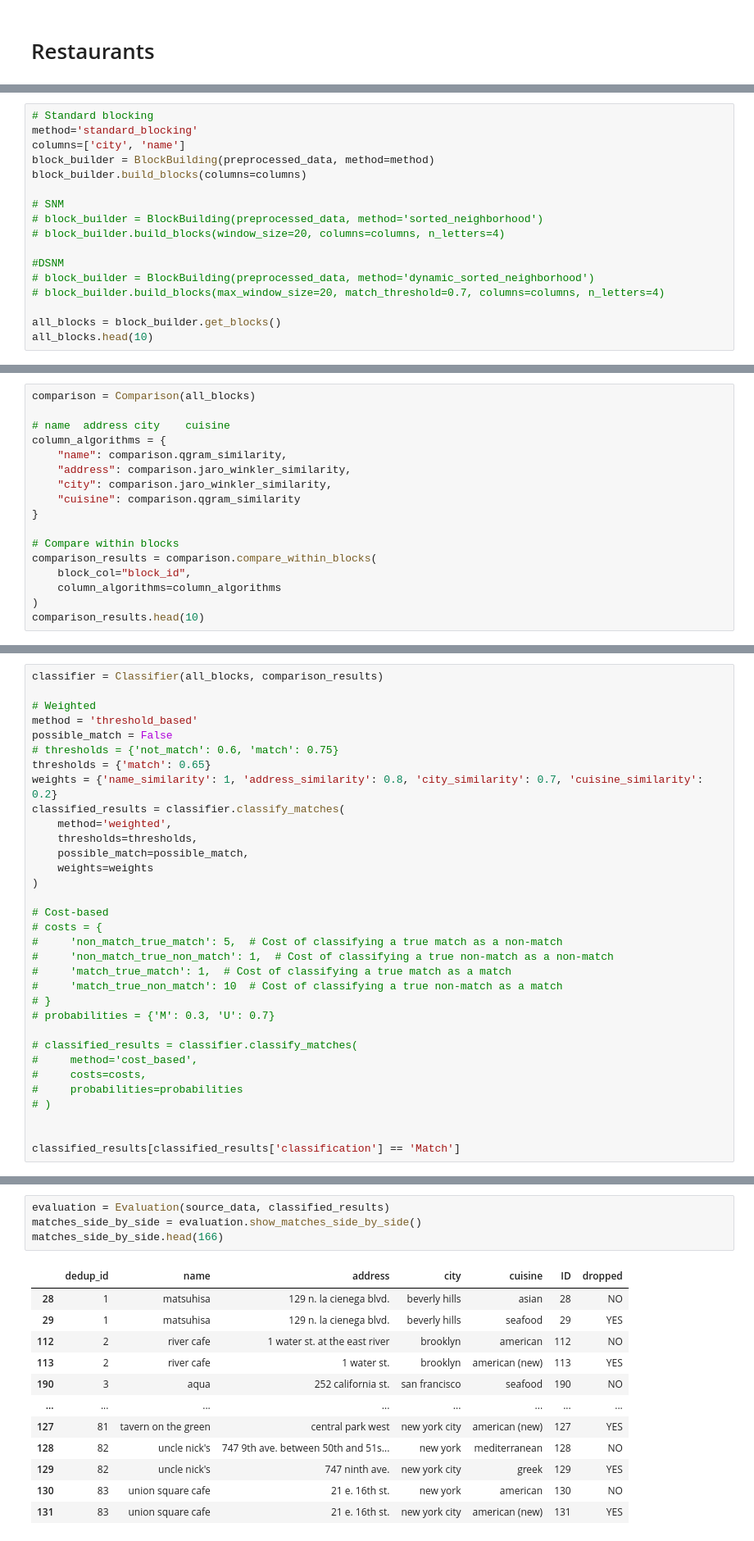
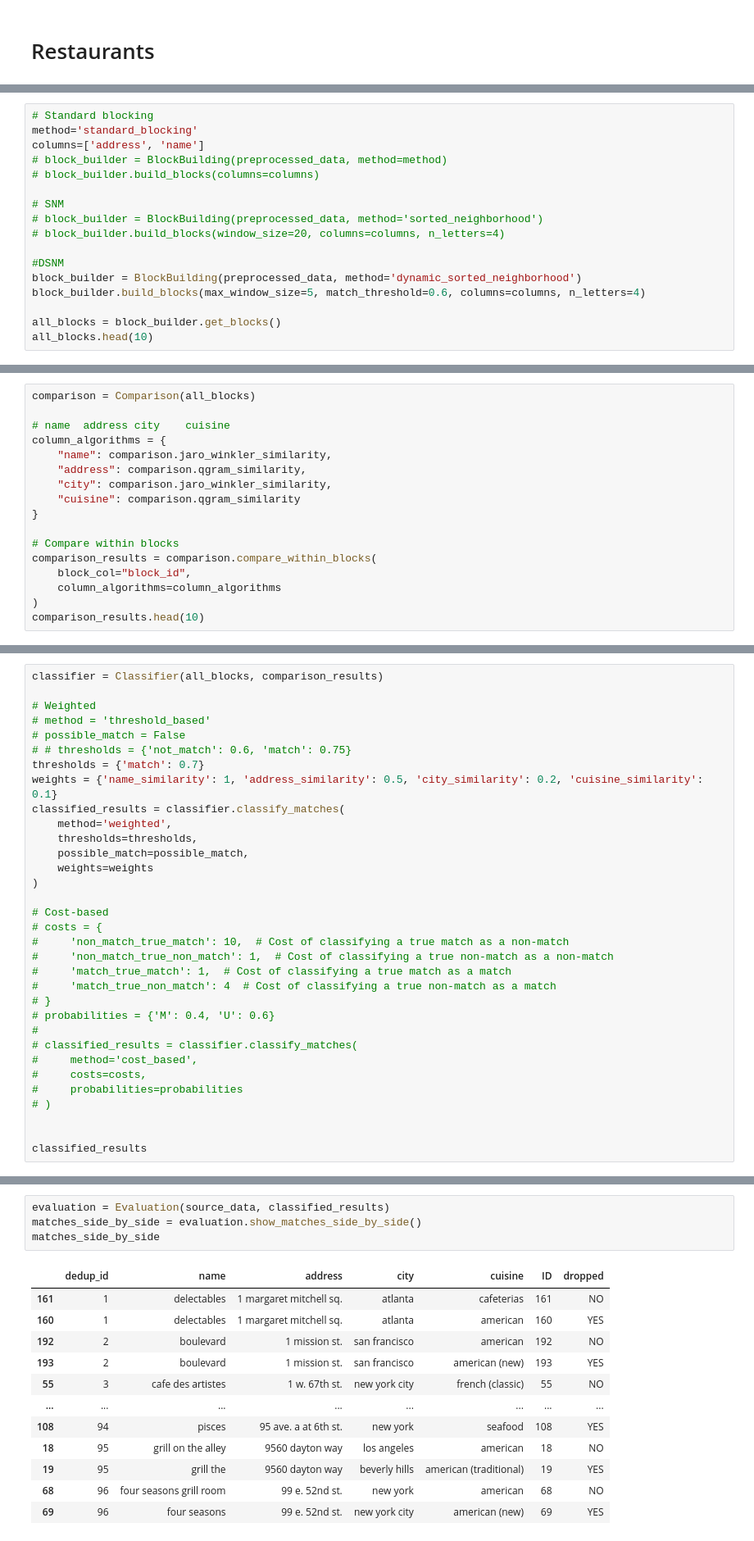
Before and after one commit to miszcz44/inzynierka_deduplikacja, a Jupyter notebook: data_pipeline/data_pipeline.ipynb, the cells around one changed output, grey strips where cells are left out. Shown at 82% size. Cells and saved outputs as stored; diff of their text form.

```diff
--- a/data_pipeline/data_pipeline.ipynb
+++ b/data_pipeline/data_pipeline.ipynb
@@ -1127,17 +1119,17 @@ preprocessed_data.head(10)
 # %%
 # Standard blocking
 method='standard_blocking'
-columns=['city', 'name']
-block_builder = BlockBuilding(preprocessed_data, method=method)
-block_builder.build_blocks(columns=columns)
+columns=['address', 'name']
+# block_builder = BlockBuilding(preprocessed_data, method=method)
+# block_builder.build_blocks(columns=columns)
 
 # SNM
 # block_builder = BlockBuilding(preprocessed_data, method='sorted_neighborhood')
 # block_builder.build_blocks(window_size=20, columns=columns, n_letters=4)
 
 #DSNM
-# block_builder = BlockBuilding(preprocessed_data, method='dynamic_sorted_neighborhood')
-# block_builder.build_blocks(max_window_size=20, match_threshold=0.7, columns=columns, n_letters=4)
+block_builder = BlockBuilding(preprocessed_data, method='dynamic_sorted_neighborhood')
+block_builder.build_blocks(max_window_size=5, match_threshold=0.6, columns=columns, n_letters=4)
 
 all_blocks = block_builder.get_blocks()
 all_blocks.head(10)
@@ -1158,8 +1150,8 @@ comparison = Comparison(all_blocks)
 
 # name	address	city	cuisine
 column_algorithms = {
-    "name": comparison.qgram_similarity,
-    "address": comparison.jaro_winkler_similarity,
+    "name": comparison.jaro_winkler_similarity,
+    "address": comparison.qgram_similarity,
     "city": comparison.jaro_winkler_similarity,
     "cuisine": comparison.qgram_similarity
 }
@@ -1186,11 +1178,11 @@ comparison_results.head(10)
 classifier = Classifier(all_blocks, comparison_results)
 
 # Weighted
-method = 'threshold_based'
-possible_match = False
-# thresholds = {'not_match': 0.6, 'match': 0.75}
-thresholds = {'match': 0.65}
-weights = {'name_similarity': 1, 'address_similarity': 0.8, 'city_similarity': 0.7, 'cuisine_similarity': 0.2}
+# method = 'threshold_based'
+# possible_match = False
+# # thresholds = {'not_match': 0.6, 'match': 0.75}
+thresholds = {'match': 0.7}
+weights = {'name_similarity': 1, 'address_similarity': 0.5, 'city_similarity': 0.2, 'cuisine_similarity': 0.1}
 classified_results = classifier.classify_matches(
     method='weighted',
     thresholds=thresholds,
@@ -1200,13 +1192,13 @@ classified_results = classifier.classify_matches(
 
 # Cost-based
 # costs = {
-#     'non_match_true_match': 5,  # Cost of classifying a true match as a non-match
+#     'non_match_true_match': 10,  # Cost of classifying a true match as a non-match
 #     'non_match_true_non_match': 1,  # Cost of classifying a true non-match as a non-match
 #     'match_true_match': 1,  # Cost of classifying a true match as a match
-#     'match_true_non_match': 10  # Cost of classifying a true non-match as a match
+#     'match_true_non_match': 4  # Cost of classifying a true non-match as a match
 # }
-# probabilities = {'M': 0.3, 'U': 0.7}
-
+# probabilities = {'M': 0.4, 'U': 0.6}
+#
 # classified_results = classifier.classify_matches(
 #     method='cost_based',
 #     costs=costs,
@@ -1214,6 +1206,6 @@ classified_results = classifier.classify_matches(
 # )
 
 
-classified_results[classified_results['classification'] == 'Match']
+classified_results
 # %% [output]
 |  | block_id | row1 | row2 | name_similarity | address_similarity | city_similarity | cuisine_similarity | ... |
@@ -1232,17 +1224,17 @@ classified_results[classified_results['classification'] == 'Match']
 # %%
 evaluation = Evaluation(source_data, classified_results)
 matches_side_by_side = evaluation.show_matches_side_by_side()
-matches_side_by_side.head(166)
+matches_side_by_side
 # %% [output]
 |  | dedup_id | name | address | city | cuisine | ID | dropped |
-| 28 | 1 | matsuhisa | 129 n. la cienega blvd. | beverly hills | asian | 28 | NO |
-| 29 | 1 | matsuhisa | 129 n. la cienega blvd. | beverly hills | seafood | 29 | YES |
-| 112 | 2 | river cafe | 1 water st. at the east river | brooklyn | american | 112 | NO |
-| 113 | 2 | river cafe | 1 water st. | brooklyn | american (new) | 113 | YES |
-| 190 | 3 | aqua | 252 california st. | san francisco | seafood | 190 | NO |
+| 161 | 1 | delectables | 1 margaret mitchell sq. | atlanta | cafeterias | 161 | NO |
+| 160 | 1 | delectables | 1 margaret mitchell sq. | atlanta | american | 160 | YES |
+| 192 | 2 | boulevard | 1 mission st. | san francisco | american | 192 | NO |
+| 193 | 2 | boulevard | 1 mission st. | san francisco | american (new) | 193 | YES |
+| 55 | 3 | cafe des artistes | 1 w. 67th st. | new york city | french (classic) | 55 | NO |
 | ... | ... | ... | ... | ... | ... | ... | ... |
-| 127 | 81 | tavern on the green | central park west | new york city | american (new) | 127 | YES |
-| 128 | 82 | uncle nick's | 747 9th ave. between 50th and 51s... | new york | mediterranean | 128 | NO |
-| 129 | 82 | uncle nick's | 747 ninth ave. | new york city | greek | 129 | YES |
-| 130 | 83 | union square cafe | 21 e. 16th st. | new york | american | 130 | NO |
-| 131 | 83 | union square cafe | 21 e. 16th st. | new york city | american (new) | 131 | YES |
+| 108 | 94 | pisces | 95 ave. a at 6th st. | new york | seafood | 108 | YES |
+| 18 | 95 | grill on the alley | 9560 dayton way | los angeles | american | 18 | NO |
+| 19 | 95 | grill the | 9560 dayton way | beverly hills | american (traditional) | 19 | YES |
+| 68 | 96 | four seasons grill room | 99 e. 52nd st. | new york | american | 68 | NO |
+| 69 | 96 | four seasons | 99 e. 52nd st. | new york city | american (new) | 69 | YES |
```
Also changed, not shown: parts of 35 cells of this notebook, 22 other files.
